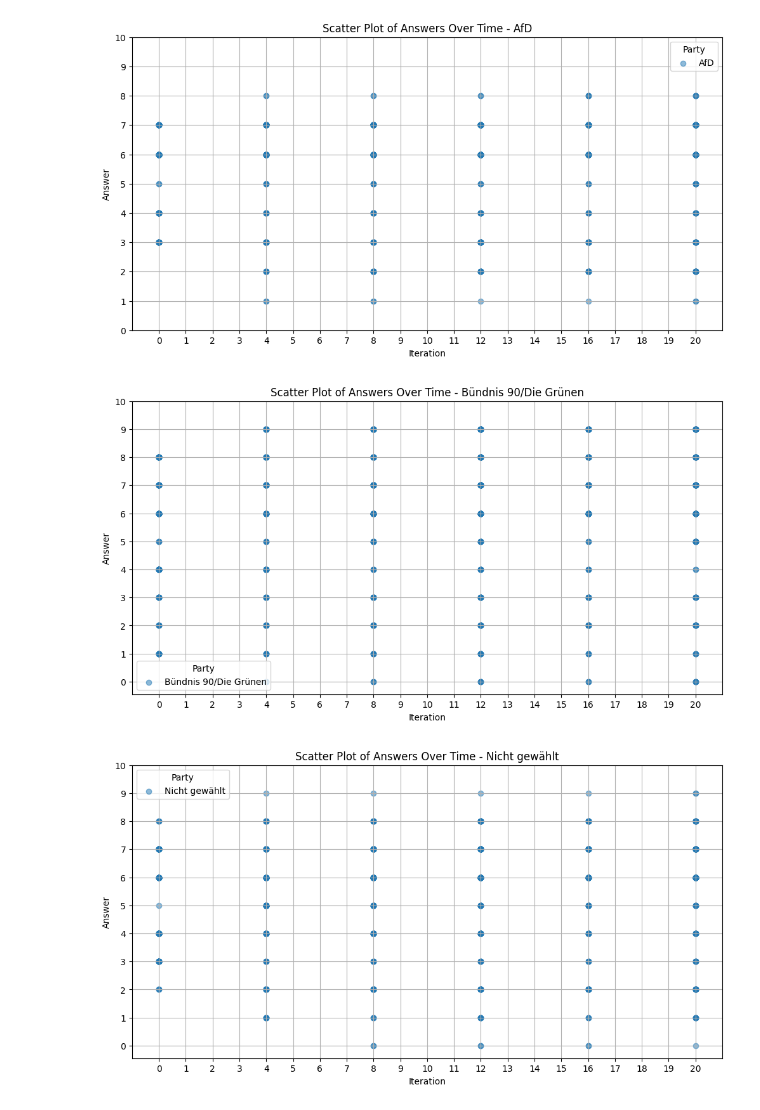
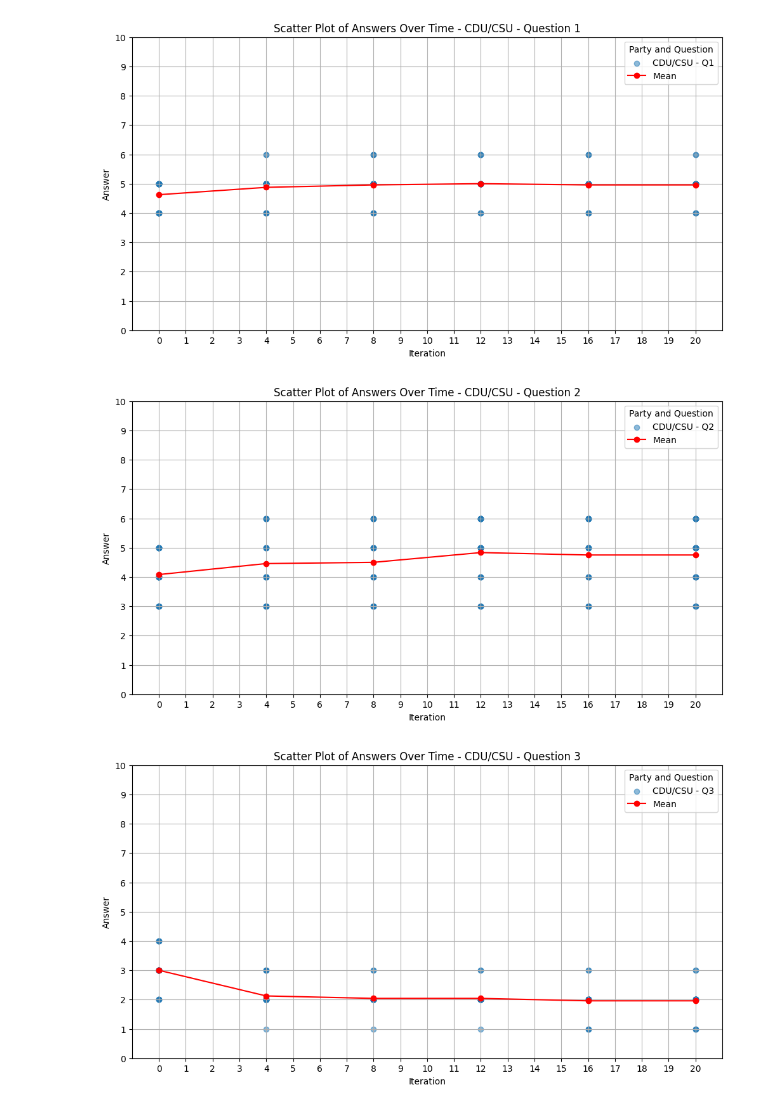
Before and after one commit to LawrenceFulton/SAUCE, a Jupyter notebook: analyze/lmm.ipynb, the cells around one changed output. Cells and saved outputs as stored; diff of their text form; code cells hidden in the pictures.

```diff
--- a/analyze/lmm.ipynb
+++ b/analyze/lmm.ipynb
@@ -20,7 +21,7 @@ json_files_versions = [[] for _ in range(NUM_VERSIONS * NUM_QUESTIONS)]
 
 for question_index in range(NUM_QUESTIONS):
 
-    config_path = os.path.join(notebook_path, f"../config/configs_{question_index}")
+    config_path = os.path.join(notebook_path, f"../config/question_{question_index}")
 
     print(config_path)
 
@@ -50,7 +51,7 @@ for question_index in range(NUM_QUESTIONS):
             continue
 
         for v in range(NUM_VERSIONS):
-            json_file = os.path.join(subdir_path, f"out_v{v}.json")
+            json_file = os.path.join(subdir_path, f"out_{LLM_VERSION}_v{v}.json")
             if os.path.isfile(json_file):
                 json_files_versions[v].append(json_file)
             else:
@@ -433,16 +434,33 @@ plot_df["iteration"] = plot_df["iteration"].str.replace("T", "").astype(int)
 plot_df["answer"] = pd.to_numeric(plot_df["answer"], errors="coerce")
 
 # Create a scatter plot for each party separately
-for party in plot_df["party"].unique():
-    party_data = plot_df[plot_df["party"] == party]
+# for party in plot_df["party"].unique():
+party = "CDU/CSU"
+for question in plot_df["question_index"].unique():
+    party_data = plot_df[(plot_df["party"] == party) & (plot_df["question_index"] == question)]
     plt.figure(figsize=(12, 6))
-    plt.scatter(party_data["iteration"], party_data["answer"], label=party, alpha=0.5)
-    plt.title(f"Scatter Plot of Answers Over Time - {party}")
+    plt.scatter(party_data["iteration"], party_data["answer"], label=f"{party} - Q{question}", alpha=0.5)
+    # Plot mean line
+    means = party_data.groupby("iteration")["answer"].mean()
+    plt.plot(means.index, means.values, color="red", marker="o", label="Mean")
+    plt.title(f"Scatter Plot of Answers Over Time - {party} - Question {question}")
     plt.xticks(range(0, 21))
     plt.yticks(range(0, 11))
     plt.xlabel("Iteration")
     plt.ylabel("Answer")
-    plt.legend(title="Party")
+    plt.legend(title="Party and Question")
     plt.grid()
     plt.show()
+
+# party_data = plot_df[plot_df["party"] == party]
+# plt.figure(figsize=(12, 6))
+# plt.scatter(party_data["iteration"], party_data["answer"], label=party, alpha=0.5)
+# plt.title(f"Scatter Plot of Answers Over Time - {party}")
+# plt.xticks(range(0, 21))
+# plt.yticks(range(0, 11))
+# plt.xlabel("Iteration")
+# plt.ylabel("Answer")
+# plt.legend(title="Party")
+# plt.grid()
+# plt.show()
 # %% [output]
@@ -450,3 +468,3 @@ for party in plot_df["party"].unique():
-[figure, old version]
+[figure, new version]
-[figure, old version]
+[figure, new version]
-[figure, old version]
+[figure, new version]
```
Also changed, not shown: parts of 9 cells of this notebook, 6 other files.
